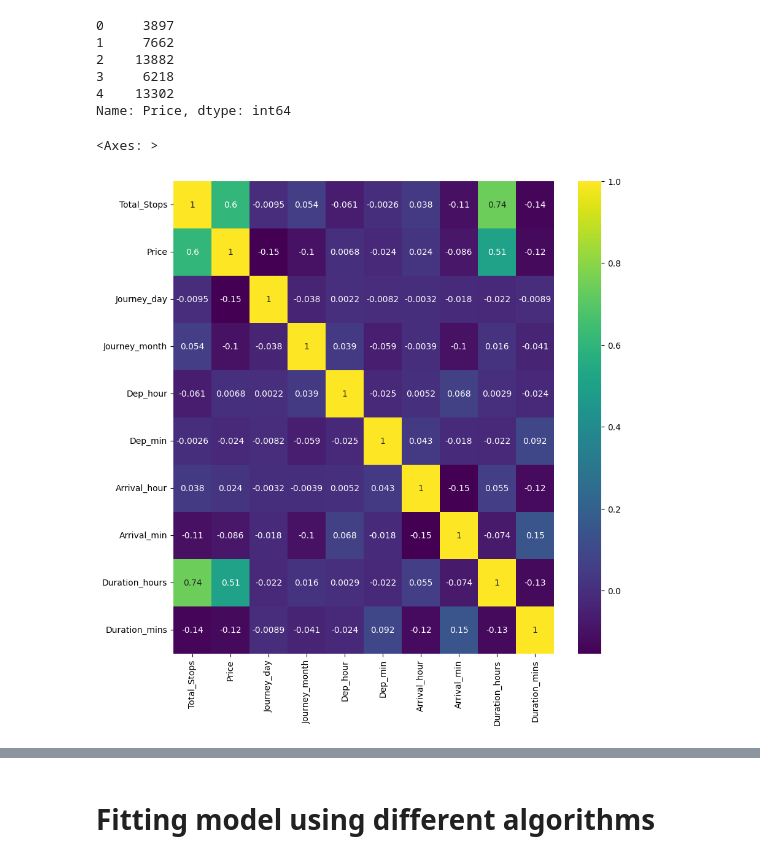
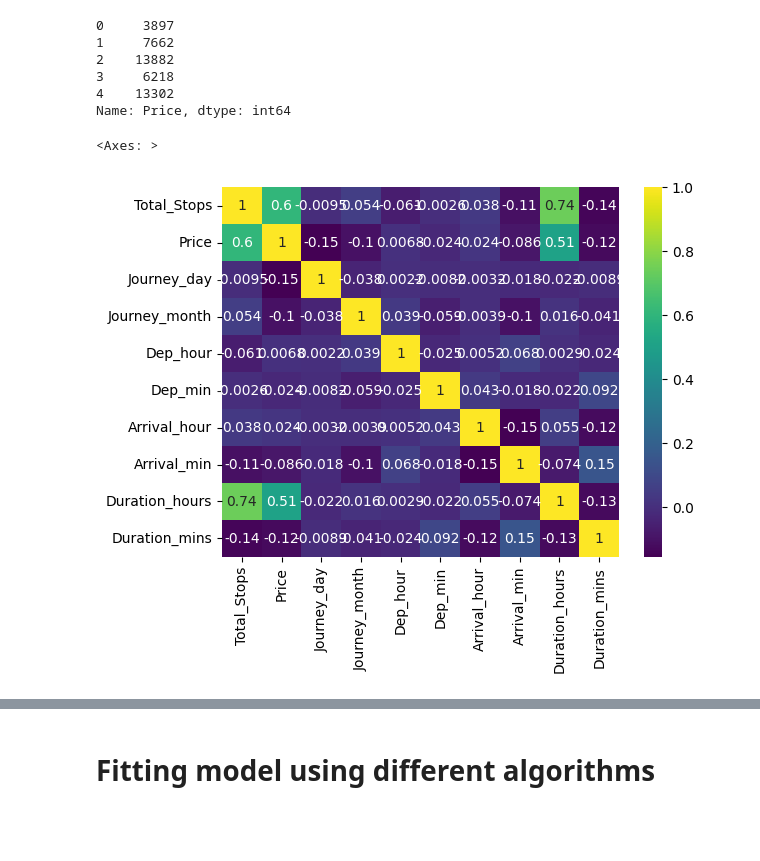
Before and after one commit to SoumyaRanjan-1702/Flight-Price-Prediction, a Jupyter notebook: flight price.ipynb, the cells around one changed output, grey strips where cells are left out. Saved outputs shown, nothing was run; the diff lists cells and outputs as text; code cells hidden in the pictures; blank space fills up the shorter version.

```diff
--- a/flight price.ipynb
+++ b/flight price.ipynb
@@ -2871,11 +2871,12 @@ y.head()
 4    13302
 Name: Price, dtype: int64
 # %%
-plt.figure(figsize=(10,10))
-sns.heatmap(train_data.corr(),cmap='viridis',annot=True)
+numeric_cols = train_data.select_dtypes(include=[np.number]).columns
+train_data_numeric = train_data[numeric_cols]
+sns.heatmap(train_data_numeric.corr(), cmap='viridis', annot=True)
 # %% [output]
 <Axes: >
-[figure, old version]
+[figure, new version]
 # %%
 reg = ExtraTreesRegressor()
 reg.fit(X,y)
```
Also changed, not shown: parts of 13 cells of this notebook, 7 other files.
